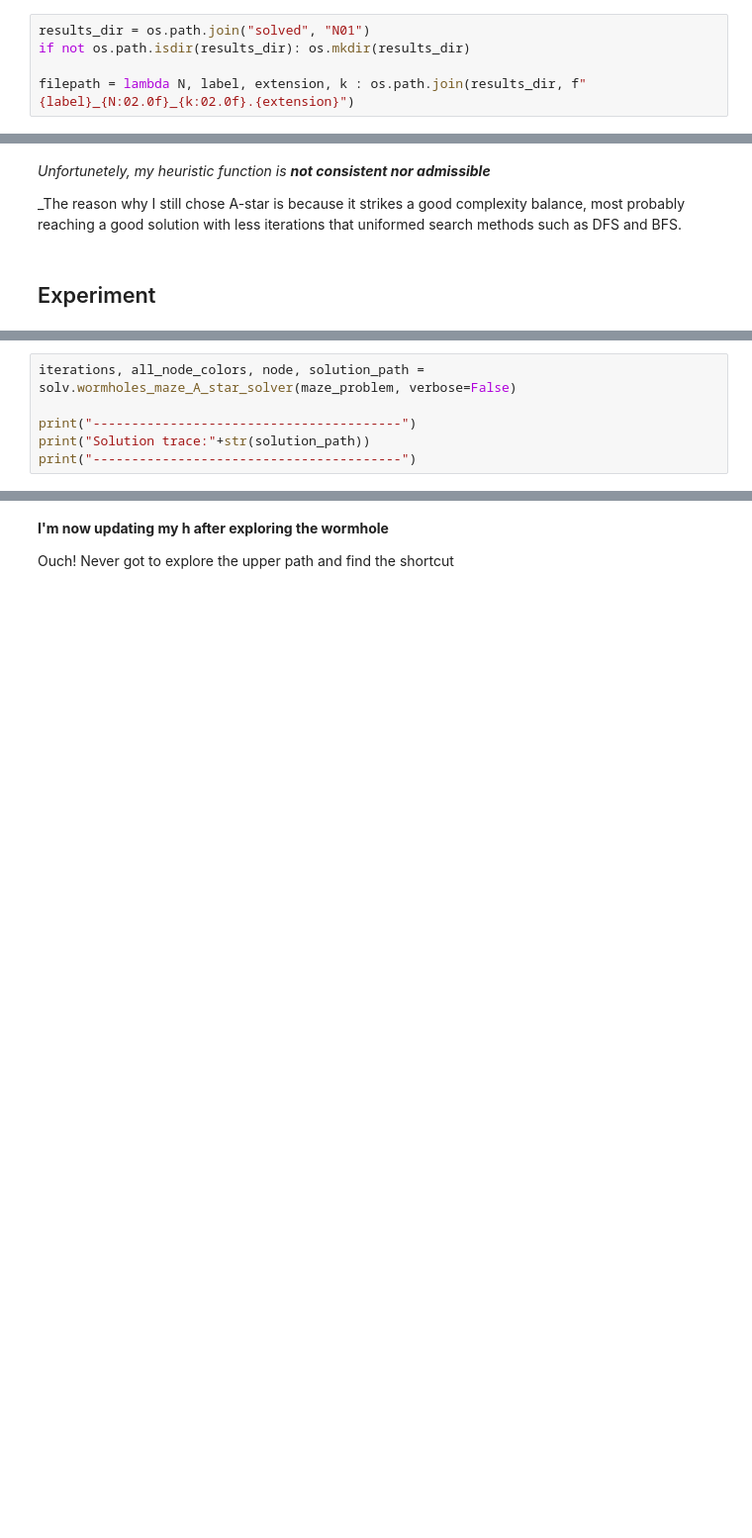
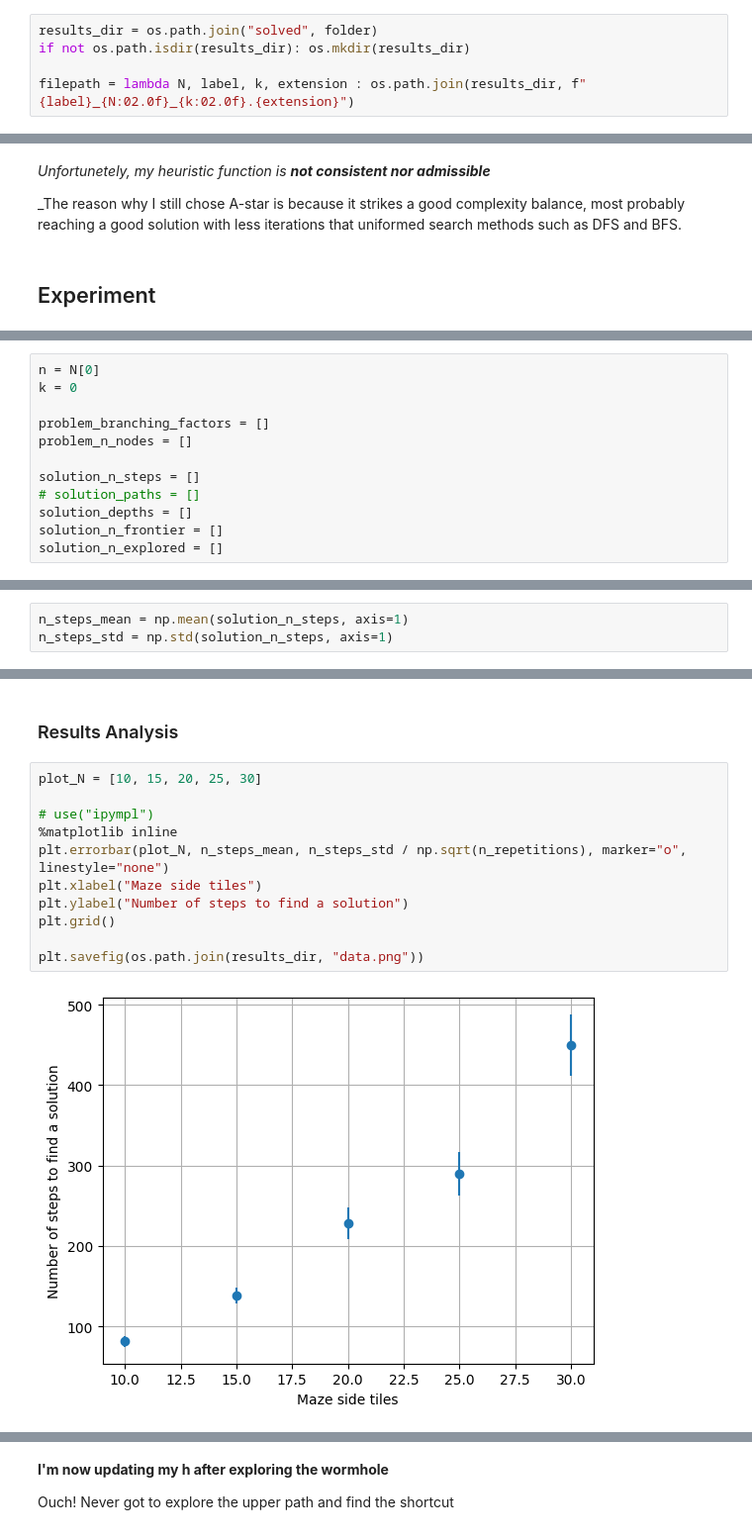
Before and after one commit to 0xInfty/TeleportationMaze, a Jupyter notebook: RandomMazeAStarGrowingN.ipynb, the cells around one changed output, grey strips where cells are left out. Shown at 99% size. Cells and saved outputs as stored; diff of their text form; blank space fills up the shorter version.

```diff
--- a/RandomMazeAStarGrowingN.ipynb
+++ b/RandomMazeAStarGrowingN.ipynb
@@ -48,7 +41,7 @@ n_repetitions = 10
 # %% [markdown]
 ## Setup
 # %%
-results_dir = os.path.join("solved", "N01")
+results_dir = os.path.join("solved", folder)
 if not os.path.isdir(results_dir): os.mkdir(results_dir)
 
-filepath = lambda N, label, extension, k : os.path.join(results_dir, f"{label}_{N:02.0f}_{k:02.0f}.{extension}")
+filepath = lambda N, label, k, extension : os.path.join(results_dir, f"{label}_{N:02.0f}_{k:02.0f}.{extension}")
@@ -126,6 +103,0 @@ branching_factors.append(branching_factor)
-# %%
-iterations, all_node_colors, node, solution_path = solv.wormholes_maze_A_star_solver(maze_problem, verbose=False)
-
-print("----------------------------------------")
-print("Solution trace:"+str(solution_path))
-print("----------------------------------------")
@@ -139,0 +104,12 @@ m.show_wormholes_maze_problem(maze_problem, all_node_colors[-1], iterations)
+# %%
+n = N[0]
+k = 0
+
+problem_branching_factors = []
+problem_n_nodes = []
+
+solution_n_steps = []
+# solution_paths = []
+solution_depths = []
+solution_n_frontier = []
+solution_n_explored = []
@@ -141,0 +217,3 @@ m.show_wormholes_maze_problem(maze_problem, all_node_colors[-1], iterations)
+# %%
+n_steps_mean = np.mean(solution_n_steps, axis=1)
+n_steps_std = np.std(solution_n_steps, axis=1)
@@ -141,0 +228,15 @@ m.show_wormholes_maze_problem(maze_problem, all_node_colors[-1], iterations)
+# %% [markdown]
+### Results Analysis
+# %%
+plot_N = [10, 15, 20, 25, 30]
+
+# use("ipympl")
+%matplotlib inline
+plt.errorbar(plot_N, n_steps_mean, n_steps_std / np.sqrt(n_repetitions), marker="o", linestyle="none")
+plt.xlabel("Maze side tiles")
+plt.ylabel("Number of steps to find a solution")
+plt.grid()
+
+plt.savefig(os.path.join(results_dir, "data.png"))
+# %% [output]
+[figure, added]
```
Also changed, not shown: parts of 16 cells of this notebook.
